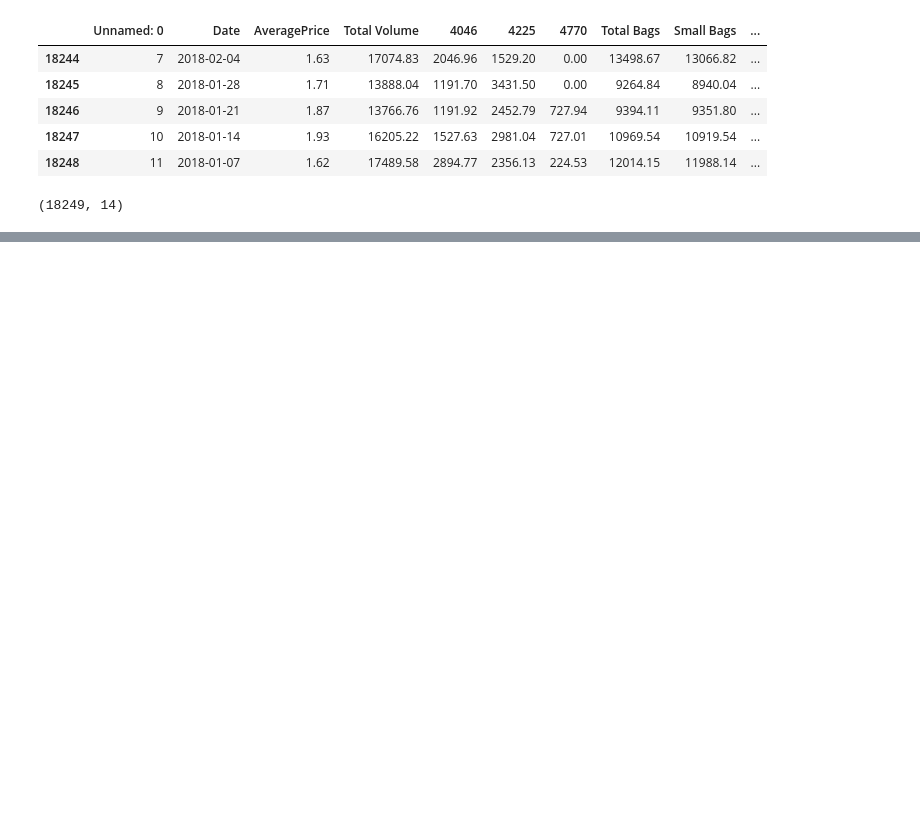
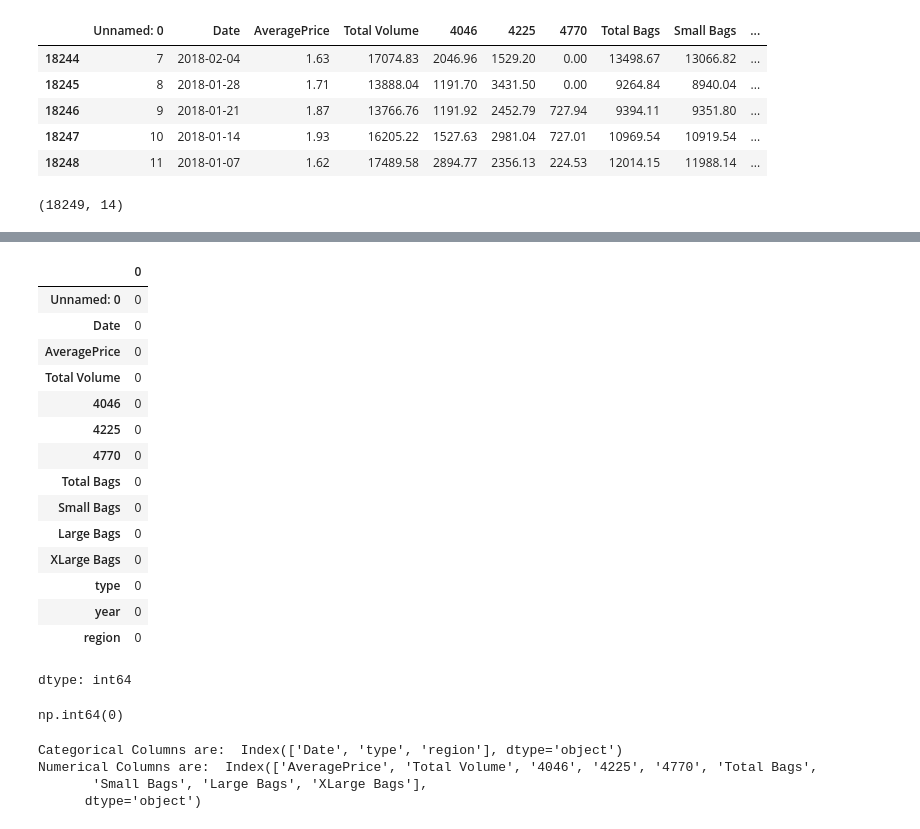
Before and after one commit to rizz045/Average-Avacado-Price-Prediction-Using-ML, a Jupyter notebook: Average_avacado_price_prediction.ipynb, the cells around one changed output, grey strips where cells are left out. Cells and saved outputs as stored; diff of their text form; code cells hidden in the pictures; blank space fills up the shorter version.

```diff
--- a/Average_avacado_price_prediction.ipynb
+++ b/Average_avacado_price_prediction.ipynb
@@ -46,0 +91,37 @@ df.shape
+# %%
+df.isnull().sum()
+# %% [output]
+|  | 0 |
+| Unnamed: 0 | 0 |
+| Date | 0 |
+| AveragePrice | 0 |
+| Total Volume | 0 |
+| 4046 | 0 |
+| 4225 | 0 |
+| 4770 | 0 |
+| Total Bags | 0 |
+| Small Bags | 0 |
+| Large Bags | 0 |
+| XLarge Bags | 0 |
+| type | 0 |
+| year | 0 |
+| region | 0 |
+dtype: int64
+# %%
+df.duplicated().sum()
+# %% [output]
+np.int64(0)
+# %%
+# Separating categorical and numerical column
+col = df.dtypes == 'object'
+obj_cols = (col[col] == True).index
+col = df.dtypes == np.number
+num_cols = (col[col] == True).index
+
+print("Categorical Columns are: ", obj_cols)
+print("Numerical Columns are: ", num_cols)
+# %% [output]
+Categorical Columns are:  Index(['Date', 'type', 'region'], dtype='object')
+Numerical Columns are:  Index(['AveragePrice', 'Total Volume', '4046', '4225', '4770', 'Total Bags',
+       'Small Bags', 'Large Bags', 'XLarge Bags'],
+      dtype='object')
```
Also changed, not shown: parts of 5 cells of this notebook.
